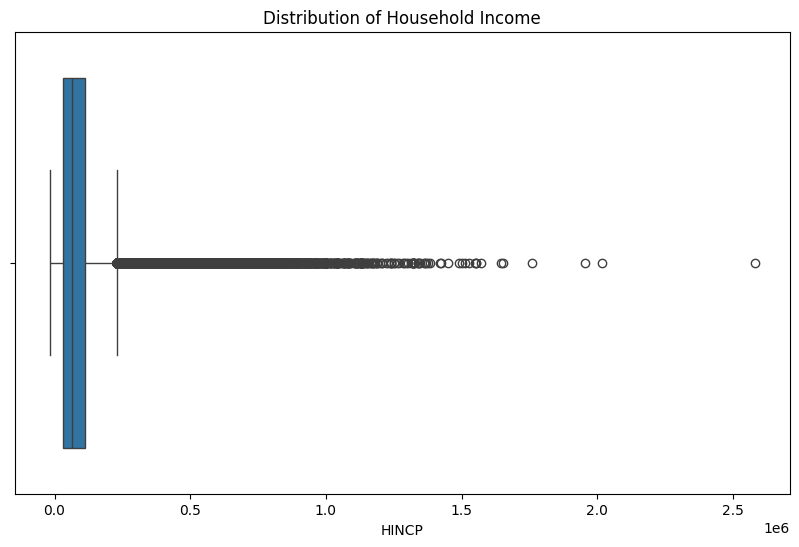
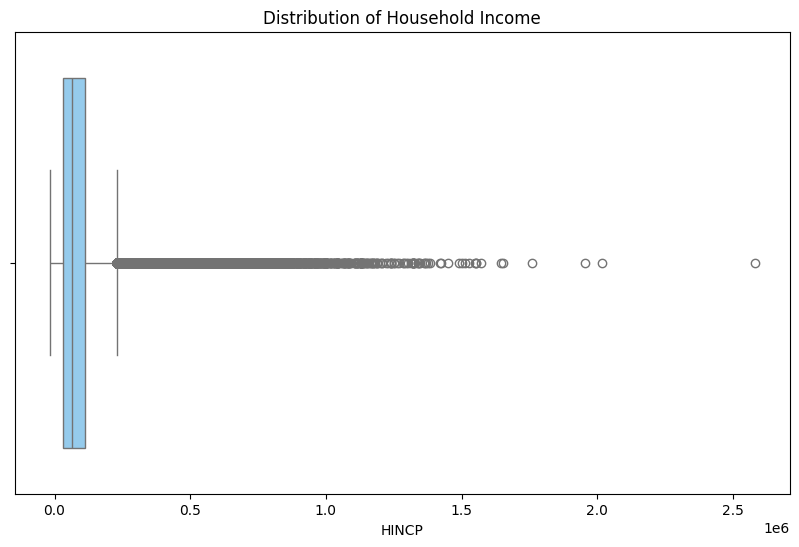
Unified diff of the notebook cell whose output changed from the first chart to the second:
--- before
+++ after
@@ -1,3 +1,3 @@
 plt.figure(figsize=(10, 6))
-sns.boxplot(x=income)
+sns.boxplot(x=income, color="lightskyblue")
 plt.title("Distribution of Household Income")

Commit: Add files via upload